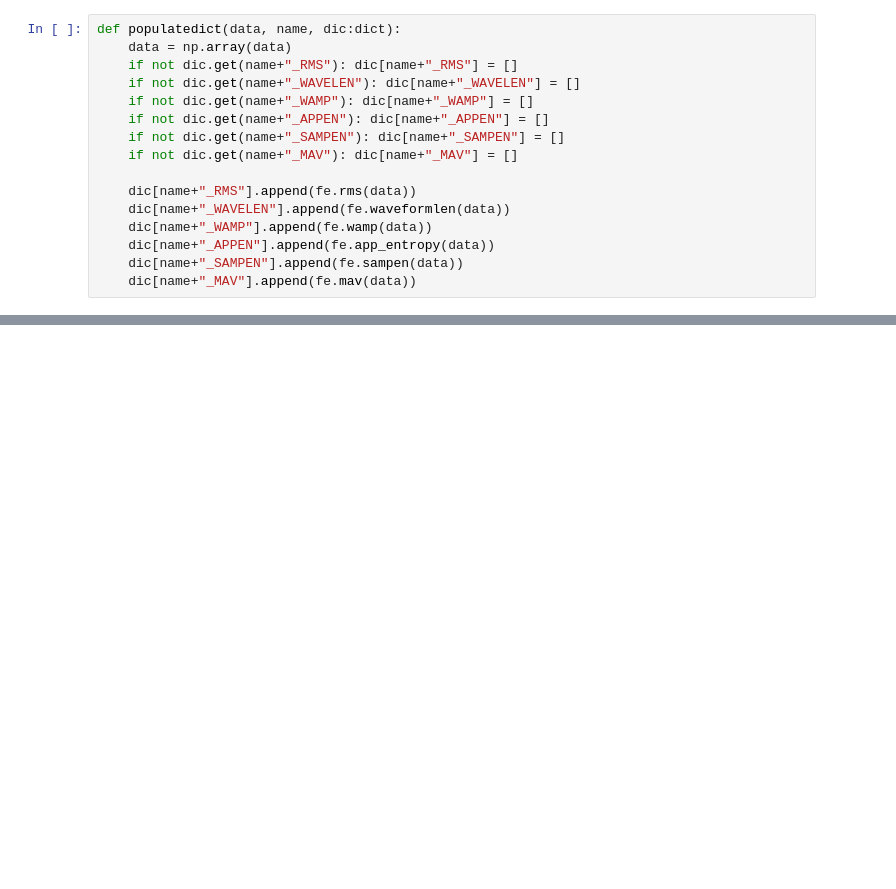
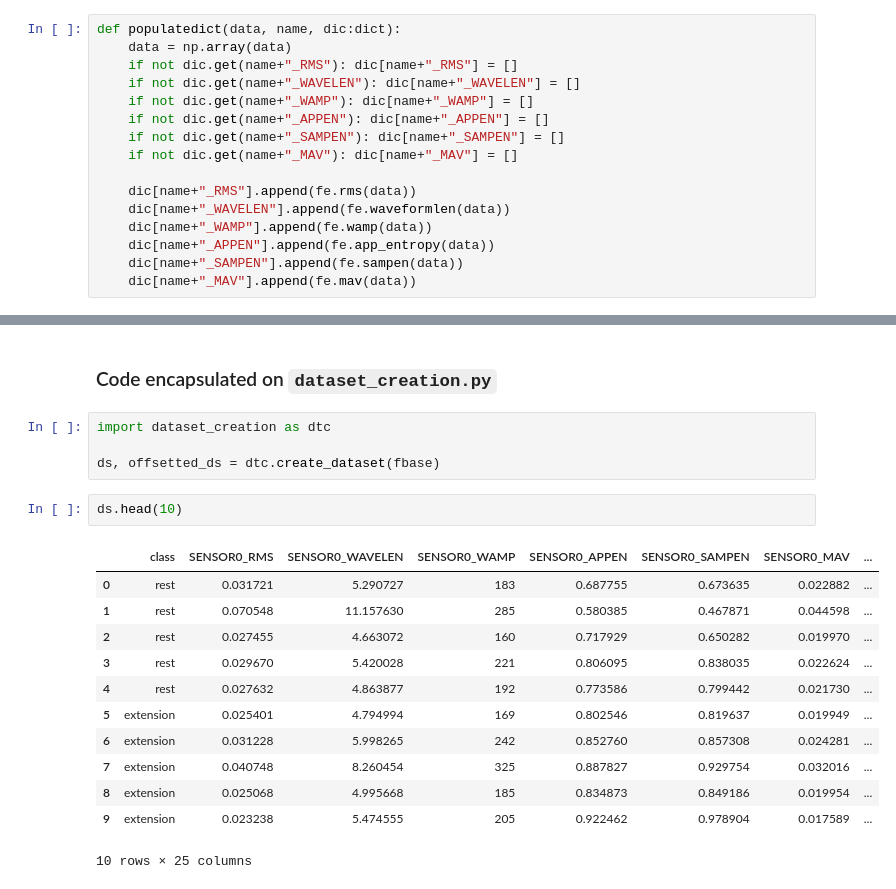
Before and after one commit to Beloin/TCCEMG, a Jupyter notebook: impl_tests/classifier_test01.ipynb, the cells around one changed output, grey strips where cells are left out. Saved outputs shown, nothing was run; the diff lists cells and outputs as text; blank space fills up the shorter version.

```diff
--- a/impl_tests/classifier_test01.ipynb
+++ b/impl_tests/classifier_test01.ipynb
@@ -217 +225,22 @@ pd.DataFrame(newds_offsetted).head(10)
 10 rows × 25 columns
+# %% [markdown]
+### Code encapsulated on `dataset_creation.py`
+# %%
+import dataset_creation as dtc
+
+ds, offsetted_ds = dtc.create_dataset(fbase)
+# %%
+ds.head(10)
+# %% [output]
+|  | class | SENSOR0_RMS | SENSOR0_WAVELEN | SENSOR0_WAMP | SENSOR0_APPEN | SENSOR0_SAMPEN | SENSOR0_MAV | ... |
+| 0 | rest | 0.031721 | 5.290727 | 183 | 0.687755 | 0.673635 | 0.022882 | ... |
+| 1 | rest | 0.070548 | 11.157630 | 285 | 0.580385 | 0.467871 | 0.044598 | ... |
+| 2 | rest | 0.027455 | 4.663072 | 160 | 0.717929 | 0.650282 | 0.019970 | ... |
+| 3 | rest | 0.029670 | 5.420028 | 221 | 0.806095 | 0.838035 | 0.022624 | ... |
+| 4 | rest | 0.027632 | 4.863877 | 192 | 0.773586 | 0.799442 | 0.021730 | ... |
+| 5 | extension | 0.025401 | 4.794994 | 169 | 0.802546 | 0.819637 | 0.019949 | ... |
+| 6 | extension | 0.031228 | 5.998265 | 242 | 0.852760 | 0.857308 | 0.024281 | ... |
+| 7 | extension | 0.040748 | 8.260454 | 325 | 0.887827 | 0.929754 | 0.032016 | ... |
+| 8 | extension | 0.025068 | 4.995668 | 185 | 0.834873 | 0.849186 | 0.019954 | ... |
+| 9 | extension | 0.023238 | 5.474555 | 205 | 0.922462 | 0.978904 | 0.017589 | ... |
+10 rows × 25 columns
```
Also changed, not shown: parts of 15 cells of this notebook, 3 other files.
